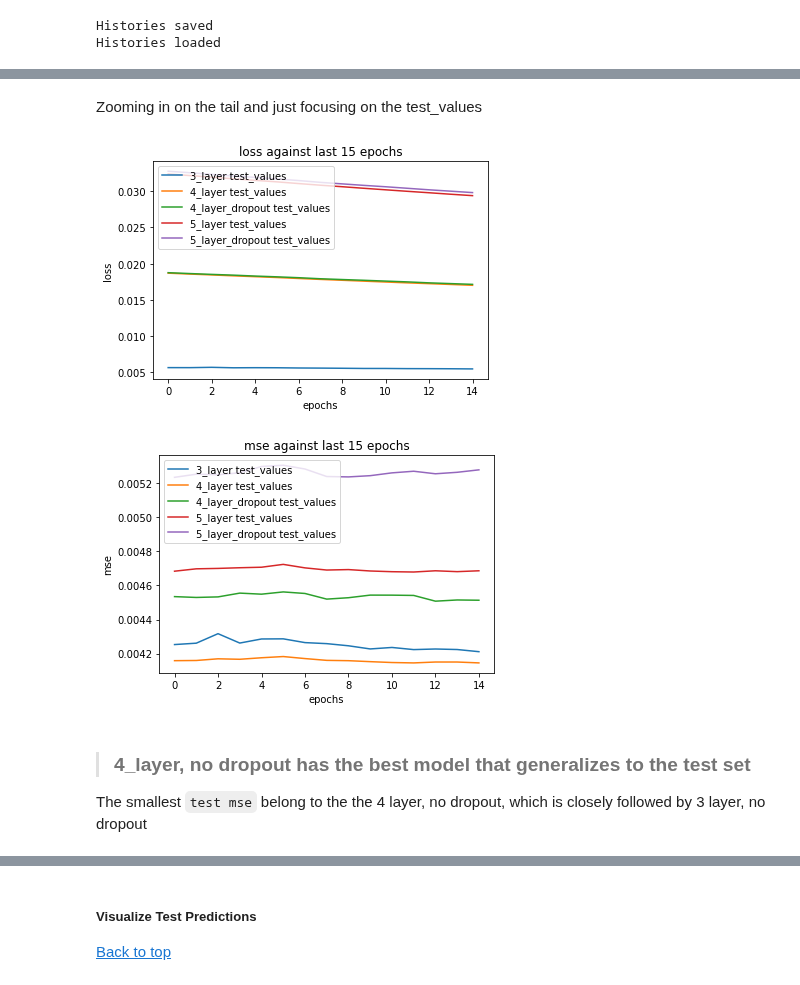
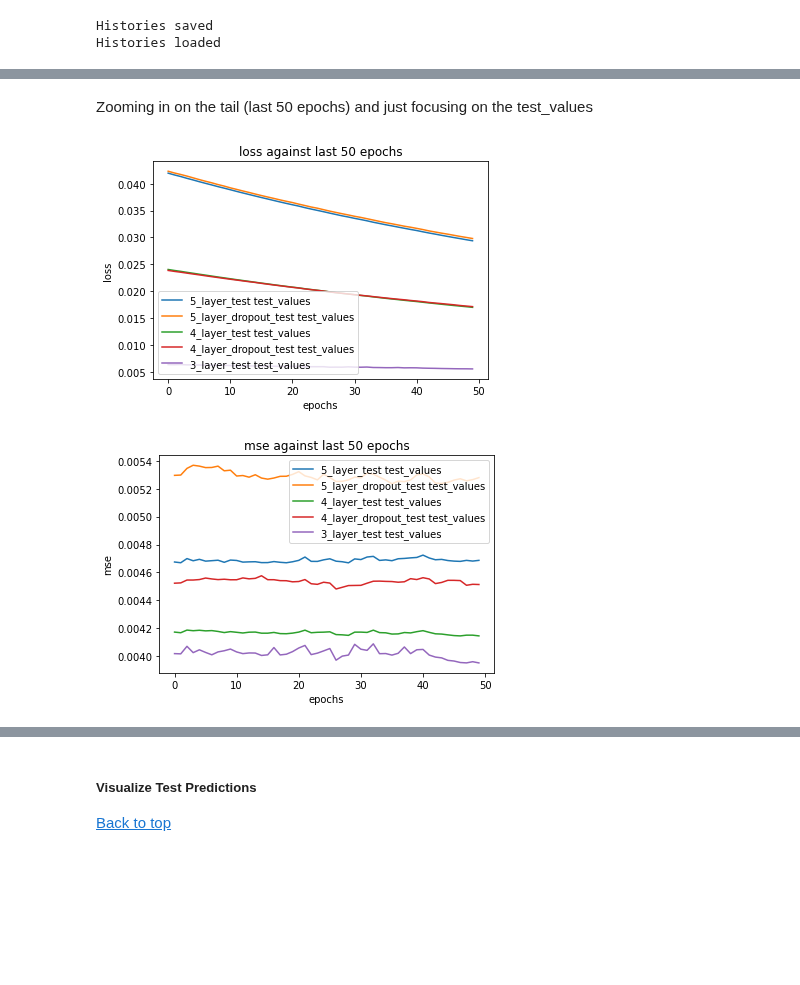
Before and after one commit to tanchuanxin/cz4042_assignment_1, a Jupyter notebook: 1b/assignment_1b_q3.ipynb, the cells around one changed output, grey strips where cells are left out. Drawn from its saved outputs; the diff is of its cells as text; code cells hidden in the pictures; blank space fills up the shorter version.

````diff
--- a/1b/assignment_1b_q3.ipynb
+++ b/1b/assignment_1b_q3.ipynb
@@ -455,0 +399,18 @@ Histories loaded
+# %%
+# the parameter to be changed for the model
+num_neurons = 10
+
+model = create_model_3(num_neurons, regularization, optimizer, loss, metrics)
+histories_test, histories_model = train_set_histories_objects()
+
+
+# create a new name and callback for every run
+model_name = '3_layer_test'
+callbacks = [TqdmCallback(verbose=1), TestCallback(X_test_truncated, Y_test)]
+histories_model_filename = "data/q3_histories_model_3_layer_test.json"
+
+model_3_layer_test, histories_model['train_values'] = fit_model(X_train_truncated, Y_train, model_name, model, validation_split, epochs, batch_size, callbacks)
+
+
+# save it and assign to histories_final
+histories_final[model_name] = train_set_histories_objects_save(histories_test, histories_model, histories_model_filename)
@@ -456,12 +425,6 @@ Histories loaded
 # %% [markdown]
 ##### Plotting Test Set
 # %%
-histories_final = {'3_layer': histories_final_3,
-                    '4_layer': histories_final_4,
-                    '4_layer_dropout': histories_final_4_dropout,
-                    '5_layer': histories_final_5,
-                    '5_layer_dropout': histories_final_5_dropout}
-
 histories_saver(histories_final, "data/q3_histories_final.json", already_json=True)
 histories_final = histories_loader("data/q3_histories_final.json")
 # %% [output]
@@ -471,7 +434,7 @@ Histories loaded
 for history_object in ['loss', 'mse']:
     for model_name in histories_final.keys():
         for value_type in histories_final[model_name].keys():
-            plt.plot(histories_final[model_name][value_type][history_object], label=model_name + ' ' + value_type)
+            plt.plot(histories_final[model_name][value_type][history_object], label=model_name + '__' + value_type)
 
     plt.title(history_object + ' against epochs')
     plt.ylabel(history_object)
@@ -483,0 +449,12 @@ for history_object in ['loss', 'mse']:
+# %%
+for history_object in ['loss', 'mse']:
+    for model_name in histories_final.keys():
+        plt.plot(histories_final[model_name]['test_values'][history_object][:50], label=model_name + ' ' + value_type)
+#         for value_type in histories_final[model_name].keys():
+#             plt.plot(histories_final[model_name][value_type][history_object][-15:], label=model_name + ' ' + value_type)
+
+    plt.title(history_object + ' against first 50 epochs')
+    plt.ylabel(history_object)
+    plt.xlabel('epochs')
+    plt.legend()
+    plt.show()
@@ -484,21 +464,17 @@ for history_object in ['loss', 'mse']:
 # %% [markdown]
-Zooming in on the tail and just focusing on the test_values
+Zooming in on the tail (last 50 epochs) and just focusing on the test_values
 # %%
 for history_object in ['loss', 'mse']:
     for model_name in histories_final.keys():
-        plt.plot(histories_final[model_name]['test_values'][history_object][-15:], label=model_name + ' ' + value_type)
+        plt.plot(histories_final[model_name]['test_values'][history_object][-50:], label=model_name + ' ' + value_type)
 #         for value_type in histories_final[model_name].keys():
 #             plt.plot(histories_final[model_name][value_type][history_object][-15:], label=model_name + ' ' + value_type)
 
-    plt.title(history_object + ' against last 15 epochs')
+    plt.title(history_object + ' against last 50 epochs')
     plt.ylabel(history_object)
     plt.xlabel('epochs')
     plt.legend()
     plt.show()
 # %% [output]
-[figure, old version]
+[figure, new version]
-[figure, old version]
+[figure, new version]
-# %% [markdown]
-> ### 4_layer, no dropout has the best model that generalizes to the test set
-
-The smallest ```test mse``` belong to the the 4 layer, no dropout, which is closely followed by 3 layer, no dropout
````
Also changed, not shown: parts of 38 cells of this notebook, 40 other files.
